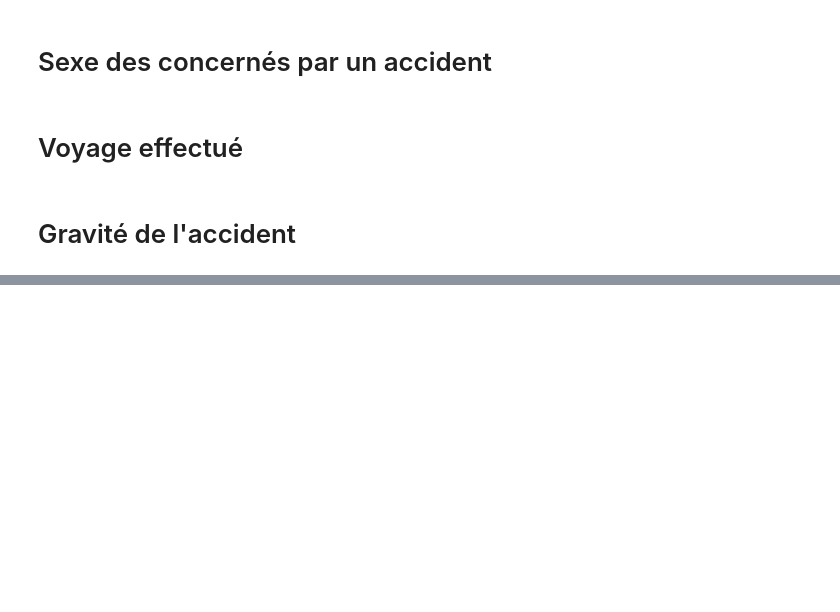
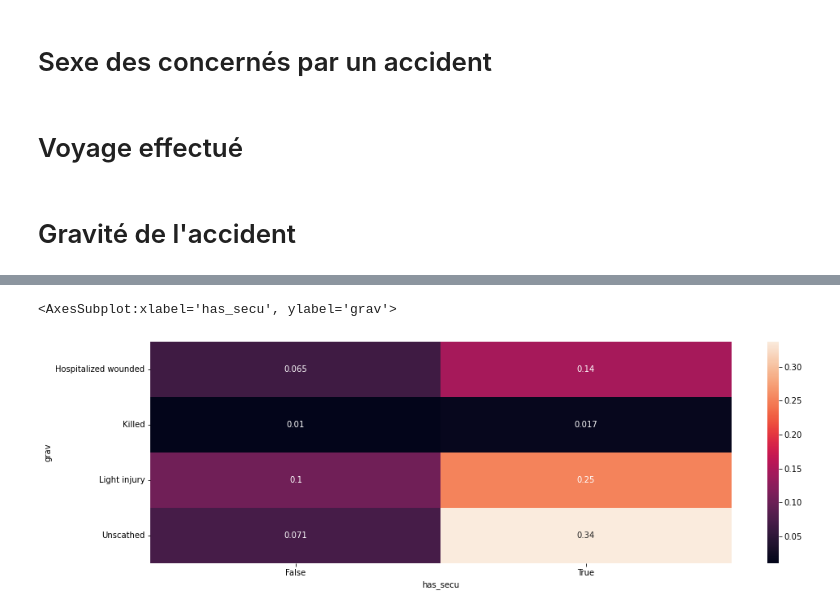
Before and after one commit to darmangerd/road-accidents-study, a Jupyter notebook: users.ipynb, the cells around one changed output, grey strips where cells are left out. Saved outputs shown, nothing was run; the diff lists cells and outputs as text; code cells hidden in the pictures; blank space fills up the shorter version.

```diff
--- a/users.ipynb
+++ b/users.ipynb
@@ -137,4 +144,10 @@ px.imshow(corr("grav", "secu"))
 # %%
 px.imshow(corr("grav", "has_secu"))
+
+plt.figure(figsize=(16, 5))
+sns.heatmap(corr("grav", "has_secu"), annot=True)
+# %% [output]
+<AxesSubplot:xlabel='has_secu', ylabel='grav'>
+[figure, added]
 # %%
 px.imshow(corr("grav", "trip"))
```
Also changed, not shown: parts of 4 cells of this notebook.
